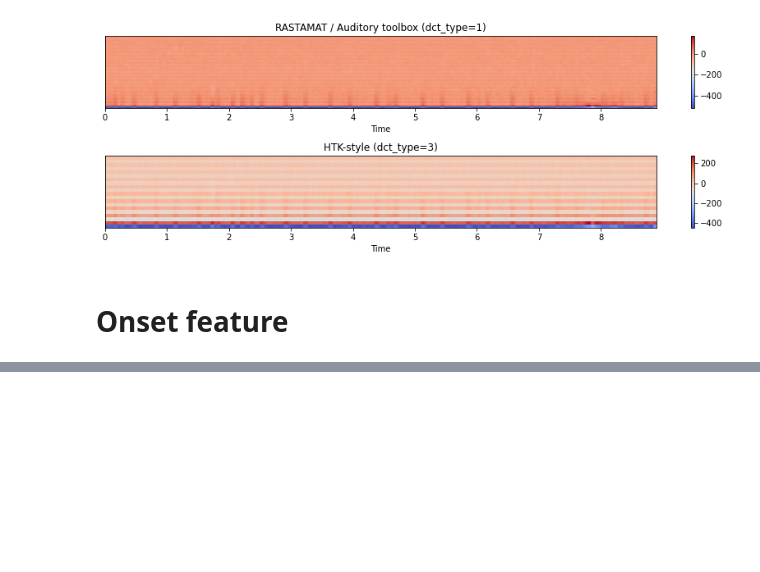
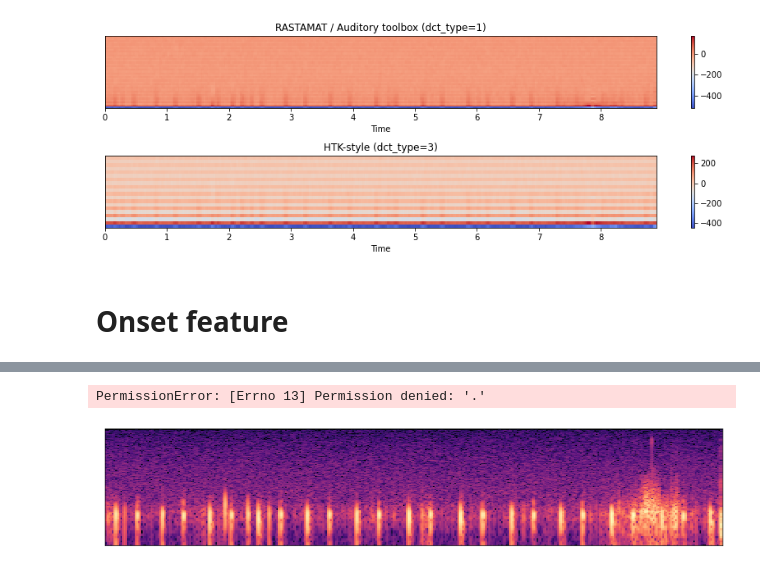
Before and after one commit to kit57/heartbeat_classification, a Jupyter notebook: Data_exploration.ipynb, the cells around one changed output, grey strips where cells are left out. Drawn from its saved outputs; the diff is of its cells as text; code cells hidden in the pictures; blank space fills up the shorter version.

```diff
--- a/Data_exploration.ipynb
+++ b/Data_exploration.ipynb
@@ -212,0 +228,74 @@ plt.legend(frameon=True, framealpha=0.75)
+# %%
+
+import matplotlib.pyplot as plt
+from matplotlib.backend_bases import RendererBase
+from scipy import signal
+from scipy.io import wavfile
+import librosa
+from matplotlib.backends.backend_agg import FigureCanvasAgg as FigureCanvas
+#import soundfile as sf
+import os
+import numpy as np
+from PIL import Image
+from scipy.fftpack import fft
+
+# Paths for audio files and
+audio_path_set_a = '../data/set_a/'
+imgs_path = '../images/set_a_imgs/'
+test_imgs_path = '../images/set_b_imgs/'
+audio_path_set_b = '../data/set_b/'
+samples = []
+
+def audiotoimage(audio_path, output_image_path):
+
+
+    for imag_a in audio_path:
+
+        # MFCC of normal heartbeat
+        y, sr = librosa.load(imag_a)
+        mfccs = librosa.feature.mfcc(y=y, sr=sr)
+
+        fig = plt.Figure()
+        canvas = FigureCanvas(fig)
+        D = np.abs(librosa.stft(y))
+        plt.figure(figsize=(12, 6))
+        ax1 = plt.subplot(2, 1, 1)
+        librosa.display.specshow(librosa.amplitude_to_db(D, ref=np.max), x_axis='time', y_axis='log')
+        fig.savefig(output_image_path+'.png')
+
+audiotoimage(audio_path_set_a, '../images/set_a_imgs/')
+# %% [output]
+PermissionError: [Errno 13] Permission denied: '.'
+# %%
+#import dependencies
+import matplotlib.pyplot as plt
+from scipy.io import wavfile
+import wave
+import struct
+import IPython.display as ipd
+import pandas as pd
+import librosa
+import numpy as np
+import librosa.display
+from librosa.core import cqt
+from matplotlib.backends.backend_agg import FigureCanvasAgg as FigureCanvas
+
+F_NAME = 'data/set_a/normal__201101070538.wav'
+
+dpi = 128
+
+# MFCC of normal heartbeat
+y, sr = librosa.load(F_NAME)
+
+# visualize it
+fig = plt.Figure()
+#canvas = FigureCanvas(fig)
+D = np.abs(librosa.stft(y))
+plt.figure(figsize=(14, 6))
+ax1 = plt.subplot(2, 1, 1)
+ax1.axes.get_xaxis().set_visible(False)
+ax1.axes.get_yaxis().set_visible(False)
+librosa.display.specshow(librosa.amplitude_to_db(D, ref=np.max), x_axis='time', y_axis='log')
+plt.savefig('imagetst.png', bbox_inches='tight',pad_inches=0, dpi=dpi)
+# %% [output]
+[figure, added]
```
Also changed, not shown: parts of 8 cells of this notebook, 1 other file.
